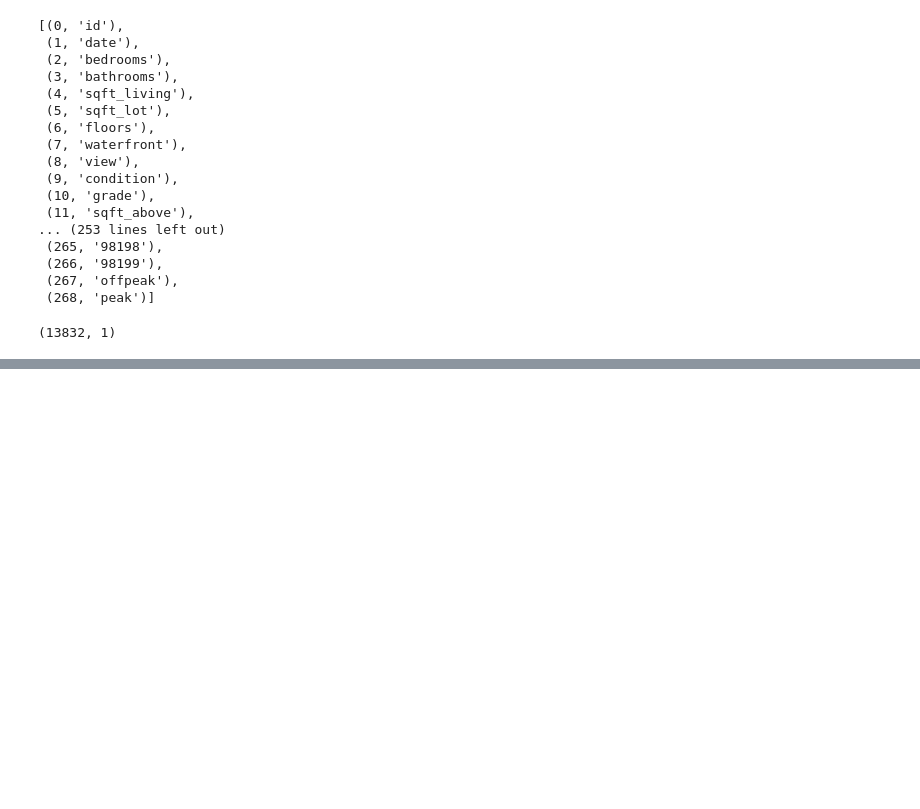
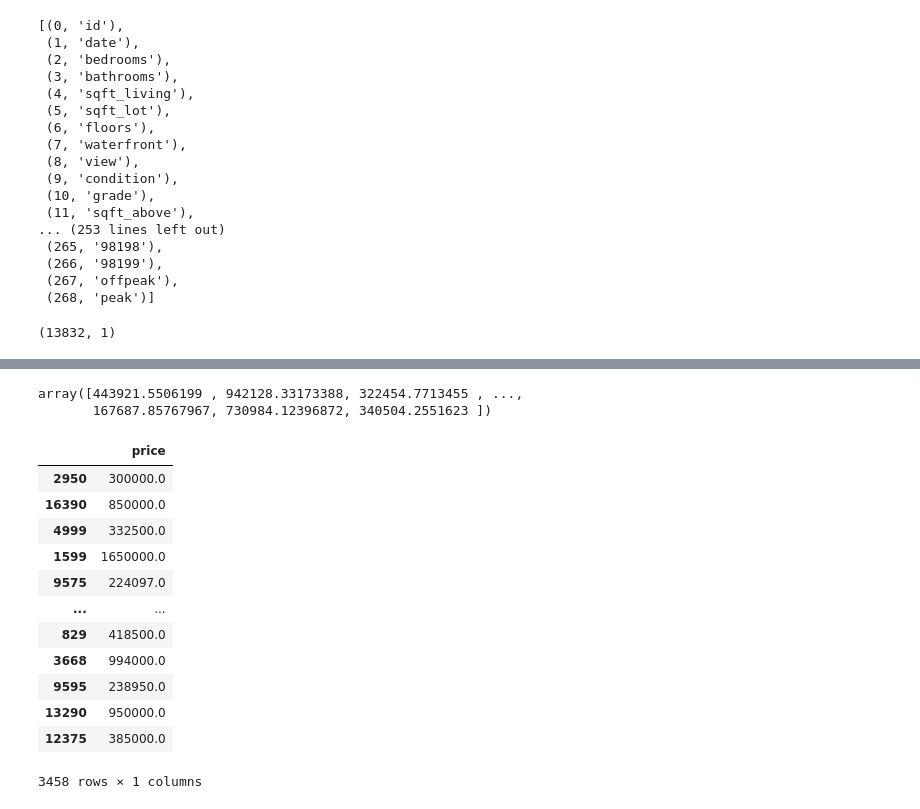
Before and after one commit to SlimHintz/King-County-Housing, a Jupyter notebook: featureNormalization/Interactions.ipynb, the cells around one changed output, grey strips where cells are left out. Cells and saved outputs as stored; diff of their text form; code cells hidden in the pictures; blank space fills up the shorter version.

```diff
--- a/featureNormalization/Interactions.ipynb
+++ b/featureNormalization/Interactions.ipynb
@@ -159,3 +177,24 @@ RMSE**0.5
+# %%
+y_hat
+# %% [output]
+array([443921.5506199 , 942128.33173388, 322454.7713455 , ...,
+       167687.85767967, 730984.12396872, 340504.2551623 ])
+# %%
+y_test
+# %% [output]
+|  | price |
+| 2950 | 300000.0 |
+| 16390 | 850000.0 |
+| 4999 | 332500.0 |
+| 1599 | 1650000.0 |
+| 9575 | 224097.0 |
+| ... | ... |
+| 829 | 418500.0 |
+| 3668 | 994000.0 |
+| 9595 | 238950.0 |
+| 13290 | 950000.0 |
+| 12375 | 385000.0 |
+3458 rows × 1 columns
 # %%
 from sklearn.model_selection import cross_val_score
 lr = LinearRegression()
```
Also changed, not shown: parts of 15 cells of this notebook, 1 other file.
